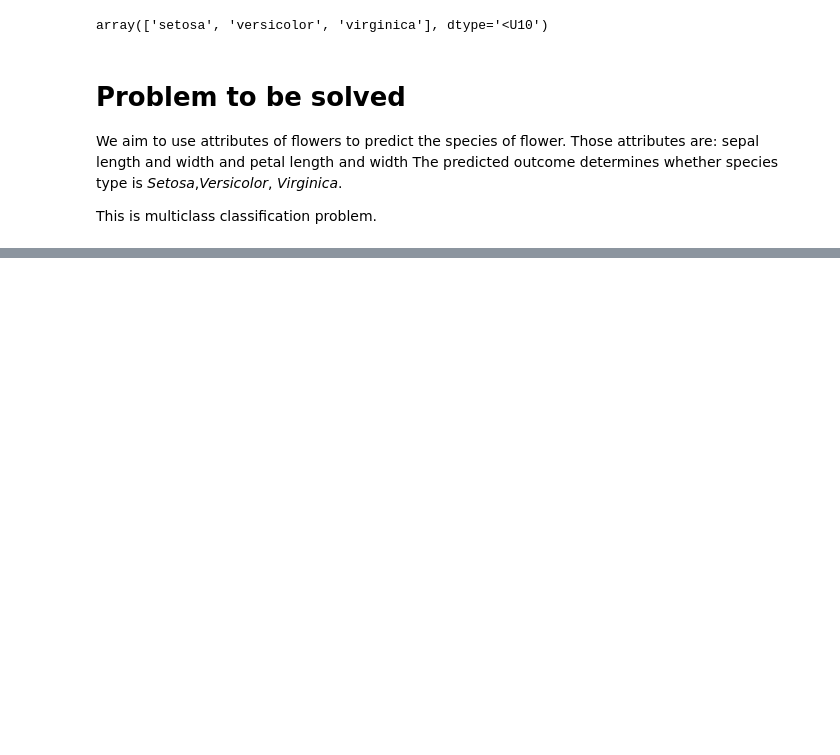
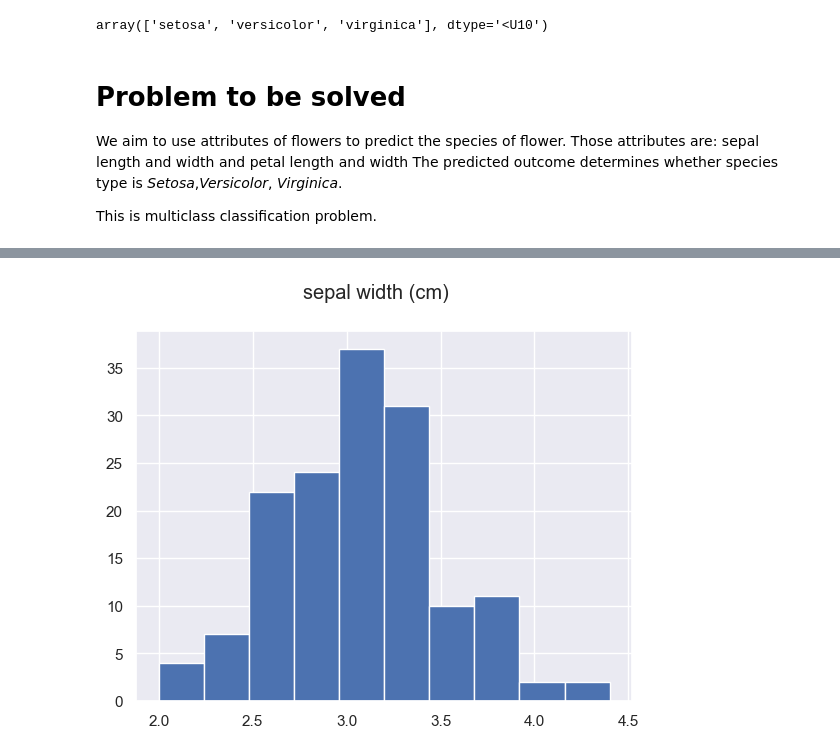
Before and after one commit to omtekyav/IrisDatasetProject, a Jupyter notebook: IrisDataset.ipynb, the cells around one changed output, grey strips where cells are left out. Cells and saved outputs as stored; diff of their text form; code cells hidden in the pictures; blank space fills up the shorter version.

```diff
--- a/IrisDataset.ipynb
+++ b/IrisDataset.ipynb
@@ -106,0 +157,7 @@ This is multiclass classification problem.
+# %%
+col ="sepal width (cm)"
+df[col].hist()
+plt.suptitle(col)
+plt.show()
+# %% [output]
+[figure, added]
```
Also changed, not shown: parts of 13 cells of this notebook.
